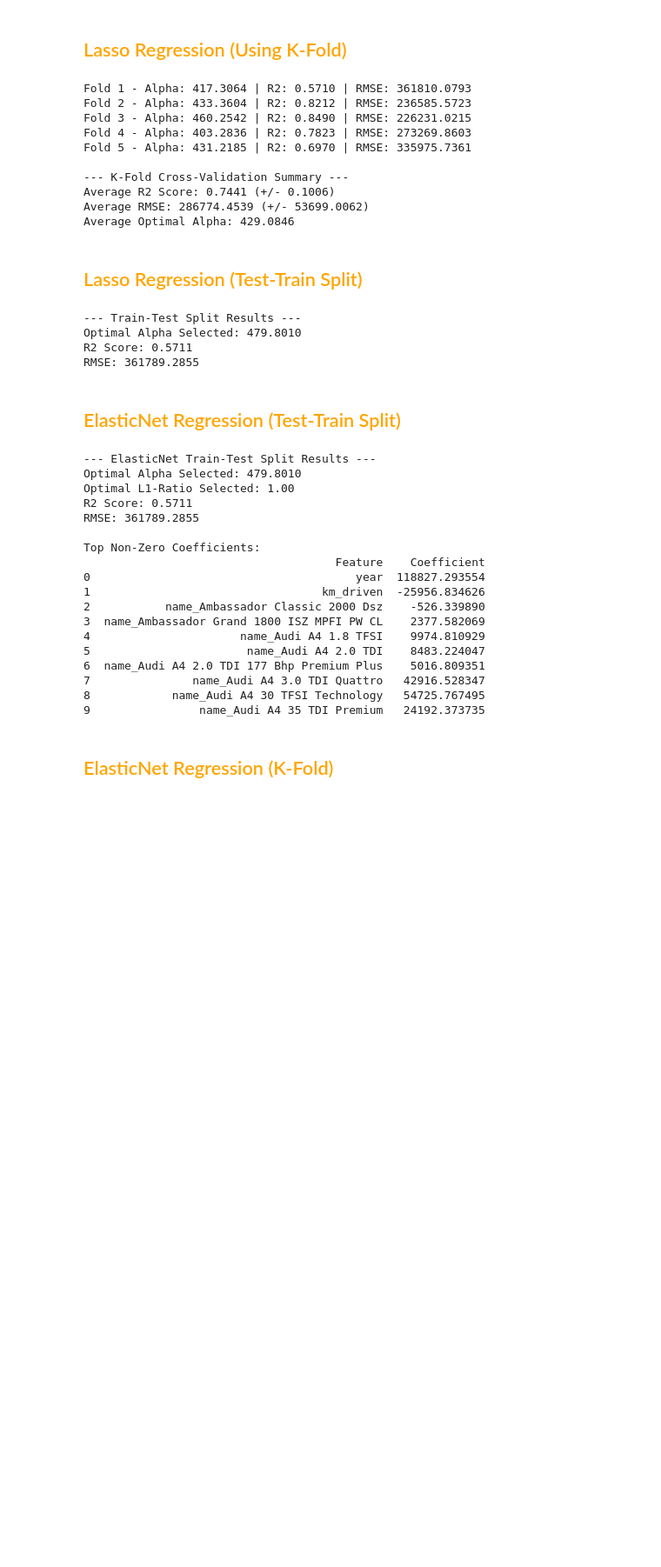
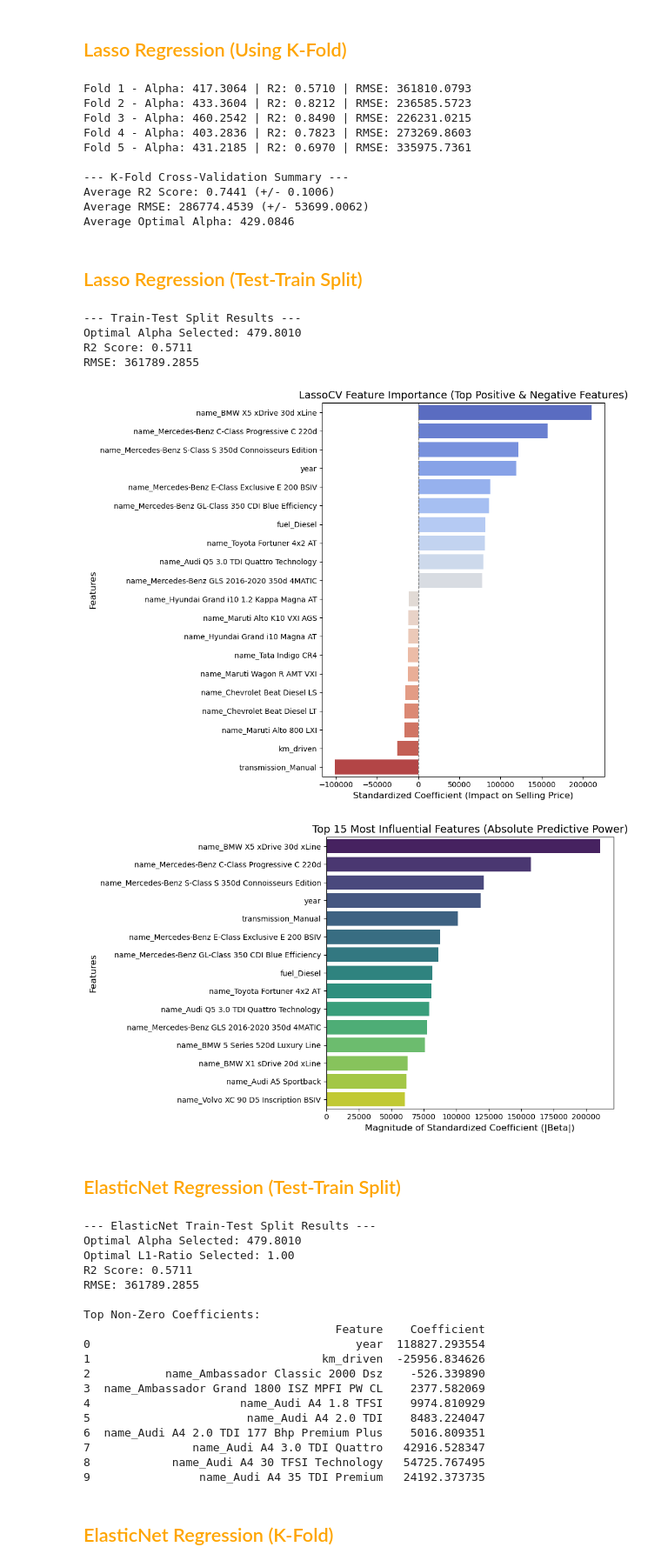
Before and after one commit to bdixit25/Machine_Learning_Projects-Practice, a Jupyter notebook: SupervisedML_Regression/Used_Car_Price_Prediction/notebooks/02_baseline_linear_regression.ipynb, the cells around one changed output. Shown at 87% size. Saved outputs shown, nothing was run; the diff lists cells and outputs as text; code cells hidden in the pictures; blank space fills up the shorter version.

Commit message:
Updated Used Car Price Prediction Project with Variable Ranks

```diff
--- a/SupervisedML_Regression/Used_Car_Price_Prediction/notebooks/02_baseline_linear_regression.ipynb
+++ b/SupervisedML_Regression/Used_Car_Price_Prediction/notebooks/02_baseline_linear_regression.ipynb
@@ -319,6 +319,8 @@ Average Optimal Alpha: 429.0846
 # %%
 import pandas as pd
 import numpy as np
+import matplotlib.pyplot as plt
+import seaborn as sns
 from sklearn.model_selection import train_test_split
 from sklearn.linear_model import LassoCV
 from sklearn.preprocessing import StandardScaler
@@ -332,34 +334,84 @@ X = df.drop('selling_price', axis=1)
 y = df['selling_price']
 
 # 3. Encode Categorical Features to Numeric Data
 X = pd.get_dummies(X, drop_first=True)
 
 # 4. Train-Test Split
 X_train, X_test, y_train, y_test = train_test_split(
     X, y, test_size=0.2, random_state=42
 )
 
 # 5. Feature Scaling
 scaler = StandardScaler()
 X_train_scaled = scaler.fit_transform(X_train)
 X_test_scaled = scaler.transform(X_test)
 
-# 6. Initialize and Train LassoCV (Fixed line)
+# 6. Initialize and Train LassoCV
 lasso_cv = LassoCV(cv=5, random_state=42, max_iter=10000)
 lasso_cv.fit(X_train_scaled, y_train)
 
 # 7. Model Evaluation
 y_pred = lasso_cv.predict(X_test_scaled)
 
 print("--- Train-Test Split Results ---")
 print(f"Optimal Alpha Selected: {lasso_cv.alpha_:.4f}")
 print(f"R2 Score: {r2_score(y_test, y_pred):.4f}")
 print(f"RMSE: {np.sqrt(mean_squared_error(y_test, y_pred)):.4f}")
+
+# 8. Variable Importance & Ranking Plots
+# Standardized coefficients indicate predictive power (magnitude) and direction (sign)
+importance_df = pd.DataFrame({
+    'Feature': X.columns,
+    'Coefficient': lasso_cv.coef_,
+    'Abs_Coefficient': np.abs(lasso_cv.coef_)
+}).sort_values(by='Coefficient', ascending=False)
+
+# Select top 10 positive drivers and top 10 negative drivers
+top_positive = importance_df.head(10)
+top_negative = importance_df.tail(10)
+top_features = pd.concat([top_positive, top_negative])
+
+# Plot Signed Predictive Coefficients (Direction + Strength)
+plt.figure(figsize=(10, 8))
+sns.barplot(
+    x='Coefficient',
+    y='Feature',
+    data=top_features,
+    palette='coolwarm',
+    hue='Feature',
+    legend=False
+)
+plt.title('LassoCV Feature Importance (Top Positive & Negative Features)', fontsize=14)
+plt.xlabel('Standardized Coefficient (Impact on Selling Price)', fontsize=12)
+plt.ylabel('Features', fontsize=12)
+plt.axvline(x=0, color='grey', linestyle='--', linewidth=1)
+plt.tight_layout()
+plt.show()
+
+# Plot Absolute Predictive Power Ranking (Top Overall Influencers)
+top_overall = importance_df.sort_values(by='Abs_Coefficient', ascending=False).head(15)
+
+plt.figure(figsize=(10, 6))
+sns.barplot(
+    x='Abs_Coefficient',
+    y='Feature',
+    data=top_overall,
+    palette='viridis',
+    hue='Feature',
+    legend=False
+)
+plt.title('Top 15 Most Influential Features (Absolute Predictive Power)', fontsize=14)
+plt.xlabel('Magnitude of Standardized Coefficient (|Beta|)', fontsize=12)
+plt.ylabel('Features', fontsize=12)
+plt.tight_layout()
+plt.show()
 # %% [output]
 --- Train-Test Split Results ---
 Optimal Alpha Selected: 479.8010
 R2 Score: 0.5711
 RMSE: 361789.2855
+[figure, added]
+[figure, added]
 # %% [markdown]
 ## <font color='orange'> ElasticNet Regression (Test-Train Split) </font>
 # %%
```
Also changed, not shown: parts of 1 cell of this notebook, 1 other file.
